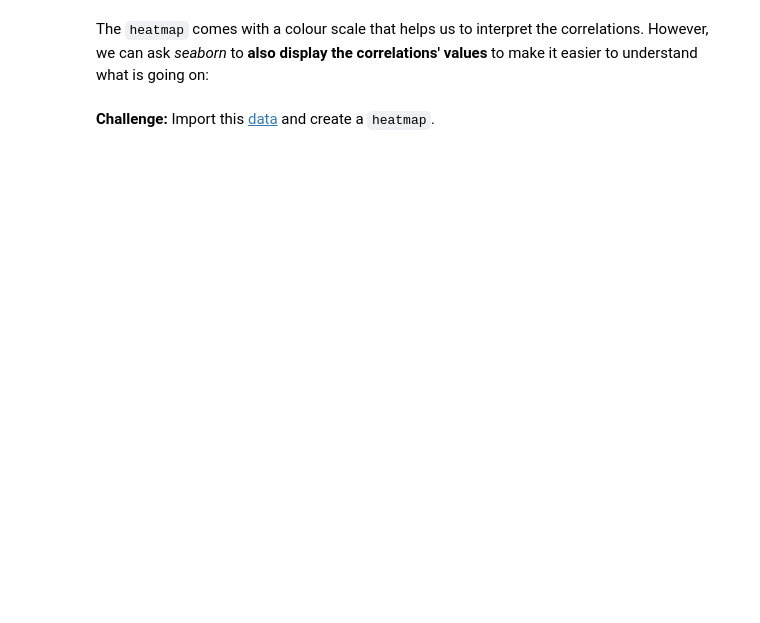
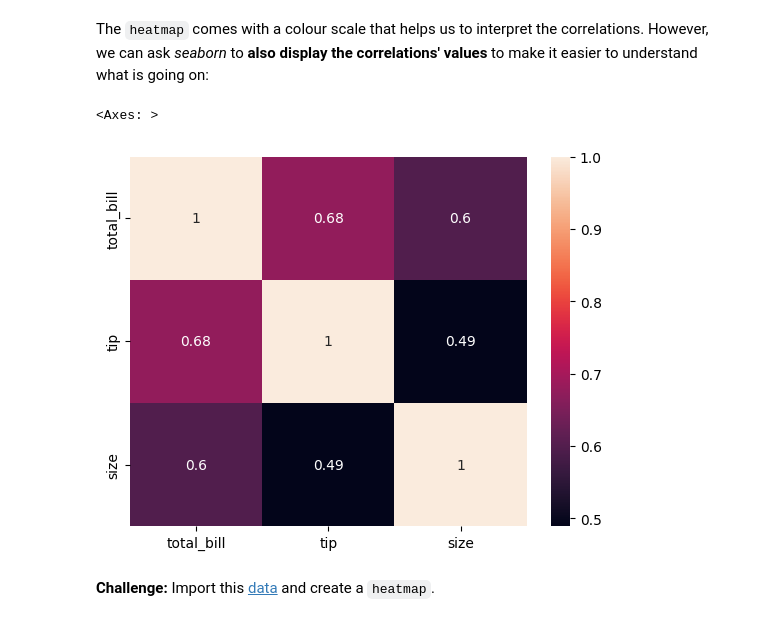
Before and after one commit to plajuan/ML_Study, a Jupyter notebook: DataExploration.ipynb, the cells around one changed output. Saved outputs shown, nothing was run; the diff lists cells and outputs as text; code cells hidden in the pictures; blank space fills up the shorter version.

```diff
--- a/DataExploration.ipynb
+++ b/DataExploration.ipynb
@@ -433,7 +448,10 @@ Afterwards, you can draw the `heatmap`:
 The `heatmap` comes with a colour scale that helps us to interpret the correlations. However, we can ask *seaborn* to **also display the correlations' values** to make it easier to understand what is going on:
 # %%
 #Challenge uncomment and fix line below
-#sns.heatmap(corr, annot=True)
+sns.heatmap(corr, annot=True)
+# %% [output]
+<Axes: >
+[figure, added]
 # %% [markdown]
 **Challenge:** Import this [data](https://raw.githubusercontent.com/pmarcelino/datasets/master/iris.csv) and create a `heatmap`.
 # %%
```
Also changed, not shown: parts of 16 cells of this notebook.
